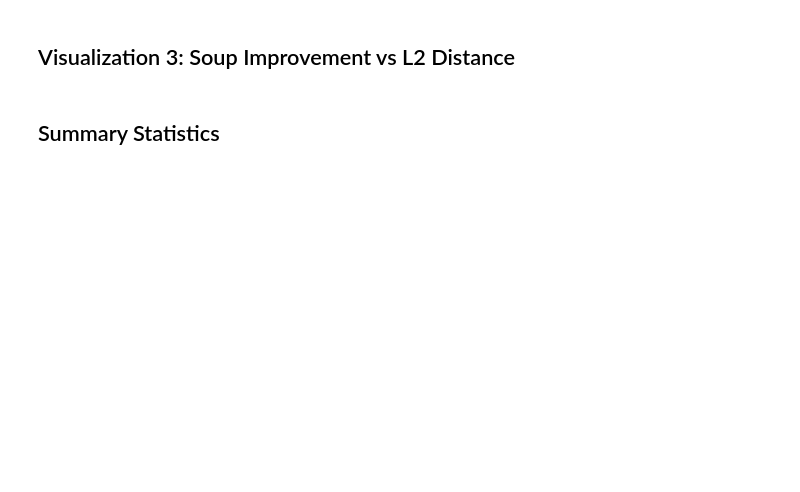
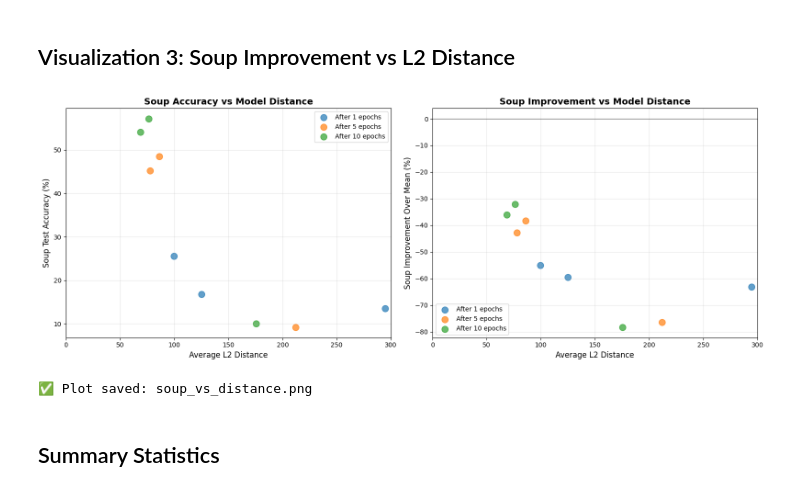
Before and after one commit to nbzy1995/research-model-merge, a Jupyter notebook: playground/merge_soup-resnet18-cifar10/analyze_branching_soups.ipynb, the cells around one changed output. Cells and saved outputs as stored; diff of their text form; code cells hidden in the pictures; blank space fills up the shorter version.

```diff
--- a/playground/merge_soup-resnet18-cifar10/analyze_branching_soups.ipynb
+++ b/playground/merge_soup-resnet18-cifar10/analyze_branching_soups.ipynb
@@ -370,33 +476,40 @@ fig, axes = plt.subplots(1, 2, figsize=(16, 6))
 # Plot 1: Soup accuracy vs L2 distance
 for analysis_epoch in ANALYSIS_EPOCHS:
     data = df_combined[df_combined['analysis_epoch'] == analysis_epoch]
     axes[0].scatter(data['l2_distance'], 100*data['soup_test_acc'],
                    s=100, alpha=0.7, label=f'After {analysis_epoch} epochs')
 
 axes[0].set_xlabel('Average L2 Distance', fontsize=12)
 axes[0].set_ylabel('Soup Test Accuracy (%)', fontsize=12)
 axes[0].set_title('Soup Accuracy vs Model Distance', fontsize=14, fontweight='bold')
 axes[0].legend(fontsize=10)
 axes[0].grid(True, alpha=0.3)
 
 # Plot 2: Soup improvement vs L2 distance
 for analysis_epoch in ANALYSIS_EPOCHS:
     data = df_combined[df_combined['analysis_epoch'] == analysis_epoch]
     axes[1].scatter(data['l2_distance'], 100*data['soup_improvement_over_mean'],
                    s=100, alpha=0.7, label=f'After {analysis_epoch} epochs')
 
 axes[1].axhline(y=0, color='black', linestyle='-', linewidth=1, alpha=0.5)
 axes[1].set_xlabel('Average L2 Distance', fontsize=12)
 axes[1].set_ylabel('Soup Improvement Over Mean (%)', fontsize=12)
 axes[1].set_title('Soup Improvement vs Model Distance', fontsize=14, fontweight='bold')
 axes[1].legend(fontsize=10)
 axes[1].grid(True, alpha=0.3)
 
+axes[0].set_xlim(0,300)
+axes[1].set_xlim(0,300)
+
+
 plt.tight_layout()
 plt.savefig(os.path.join(RESULTS_DIR, "soup_vs_distance.png"), dpi=150)
 plt.show()
 
 print("✅ Plot saved: soup_vs_distance.png")
+# %% [output]
+[figure, added]
+✅ Plot saved: soup_vs_distance.png
 # %% [markdown]
 ## Summary Statistics
 # %%
```
Also changed, not shown: parts of 14 cells of this notebook.
